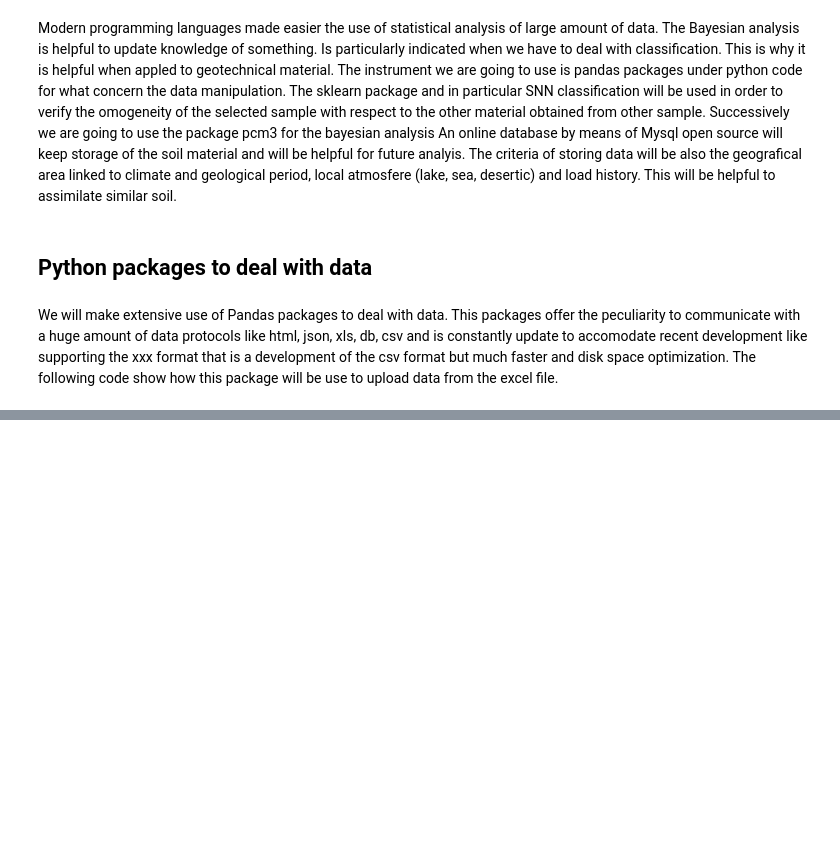
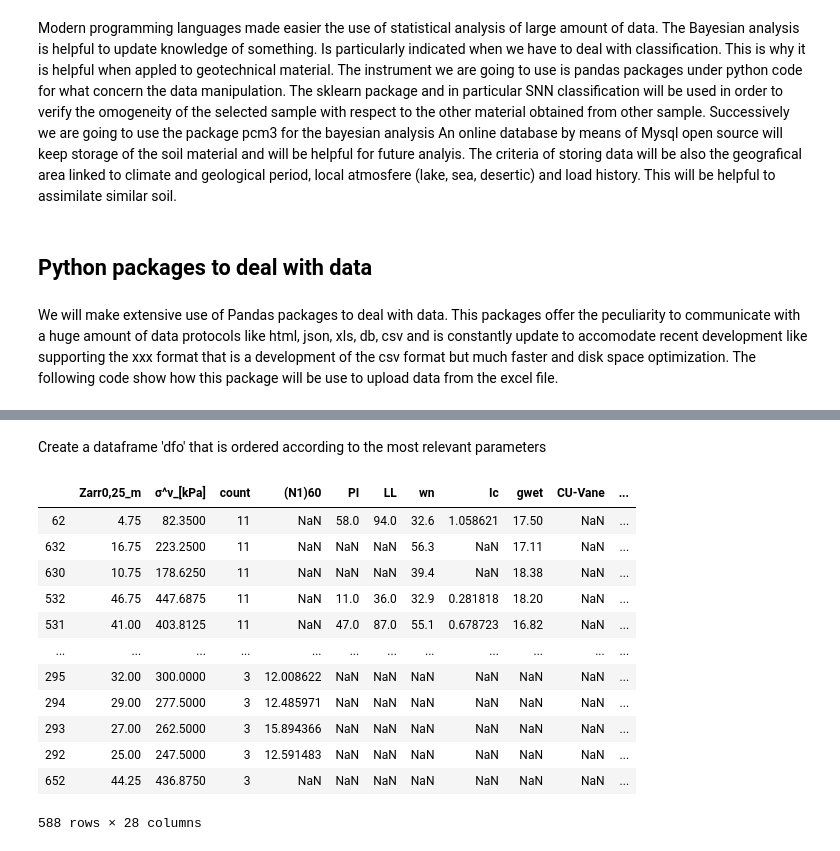
Before and after one commit to fabrizioperuzzo/bayesian_analysis_geotech, a Jupyter notebook: Untitled.ipynb, the cells around one changed output, grey strips where cells are left out. Saved outputs shown, nothing was run; the diff lists cells and outputs as text; code cells hidden in the pictures; blank space fills up the shorter version.

```diff
--- a/Untitled.ipynb
+++ b/Untitled.ipynb
@@ -87,0 +150,19 @@ df
+# %% [markdown]
+Create a dataframe 'dfo' that is ordered according to the most relevant parameters
+# %%
+dfo = df[dfdt.sort_values('count', ascending=False).index.tolist()].sort_values('count',ascending=False)
+dfo
+# %% [output]
+|  | Zarr0,25_m | σ^v_[kPa] | count | (N1)60 | PI | LL | wn | Ic | gwet | CU-Vane | ... |
+| 62 | 4.75 | 82.3500 | 11 | NaN | 58.0 | 94.0 | 32.6 | 1.058621 | 17.50 | NaN | ... |
+| 632 | 16.75 | 223.2500 | 11 | NaN | NaN | NaN | 56.3 | NaN | 17.11 | NaN | ... |
+| 630 | 10.75 | 178.6250 | 11 | NaN | NaN | NaN | 39.4 | NaN | 18.38 | NaN | ... |
+| 532 | 46.75 | 447.6875 | 11 | NaN | 11.0 | 36.0 | 32.9 | 0.281818 | 18.20 | NaN | ... |
+| 531 | 41.00 | 403.8125 | 11 | NaN | 47.0 | 87.0 | 55.1 | 0.678723 | 16.82 | NaN | ... |
+| ... | ... | ... | ... | ... | ... | ... | ... | ... | ... | ... | ... |
+| 295 | 32.00 | 300.0000 | 3 | 12.008622 | NaN | NaN | NaN | NaN | NaN | NaN | ... |
+| 294 | 29.00 | 277.5000 | 3 | 12.485971 | NaN | NaN | NaN | NaN | NaN | NaN | ... |
+| 293 | 27.00 | 262.5000 | 3 | 15.894366 | NaN | NaN | NaN | NaN | NaN | NaN | ... |
+| 292 | 25.00 | 247.5000 | 3 | 12.591483 | NaN | NaN | NaN | NaN | NaN | NaN | ... |
+| 652 | 44.25 | 436.8750 | 3 | NaN | NaN | NaN | NaN | NaN | NaN | NaN | ... |
+588 rows × 28 columns
```
Also changed, not shown: parts of 35 cells of this notebook.
